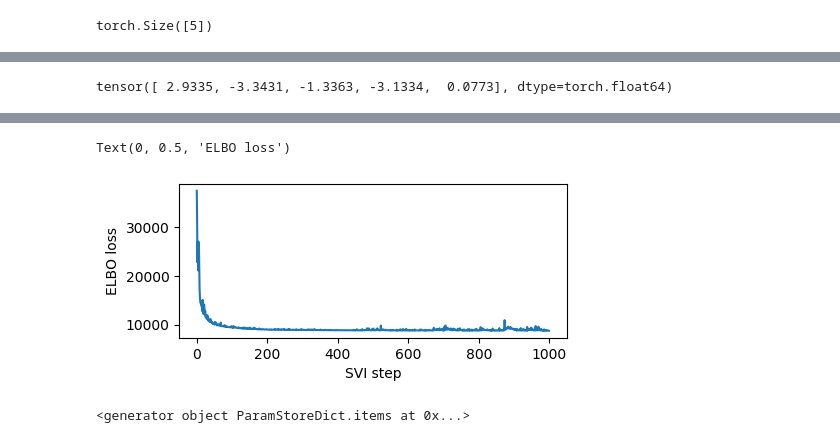
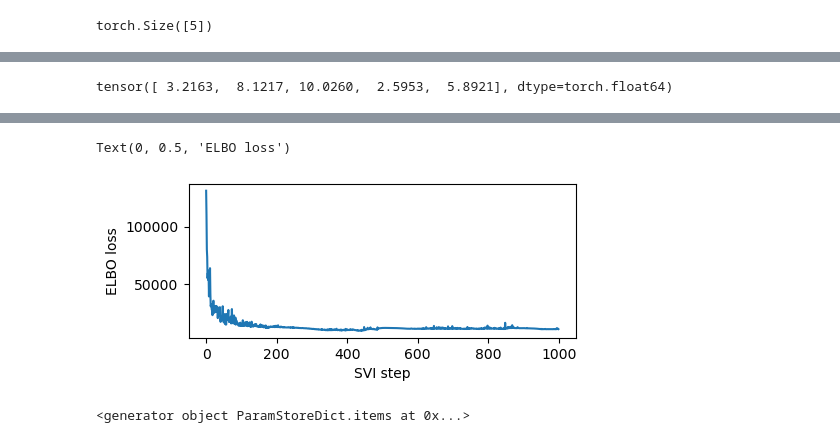
Before and after one commit to kmana1995/BayesianModeling, a Jupyter notebook: ProjectCode.ipynb, the cells around one changed output, grey strips where cells are left out. Saved outputs shown, nothing was run; the diff lists cells and outputs as text; code cells hidden in the pictures.

```diff
--- a/ProjectCode.ipynb
+++ b/ProjectCode.ipynb
@@ -194,7 +211,7 @@ torch.Size([5])
 %%time
 pyro.clear_param_store()
 
-data, mu_vector, sigma, sigma_0 = multivar_random(5, [0] * 5, [1, 1, 1, 1], 1000)
+data, mu_vector, sigma, sigma_0 = multivar_random(5, [10] * 5, [1, 1, 1, 1], 1000)
 
 # These should be reset each training loop.
 svi = pyro.infer.SVI(
@@ -219 +236 @@ Elbo loss: 37569.04058647156
-tensor([ 2.9335, -3.3431, -1.3363, -3.1334,  0.0773], dtype=torch.float64)
+tensor([ 3.2163,  8.1217, 10.0260,  2.5953,  5.8921], dtype=torch.float64)
@@ -230,5 +248,5 @@ Wall time: 6.47 s
 Text(0, 0.5, 'ELBO loss')
-[figure, old version]
+[figure, new version]
 # %%
 pyro.get_param_store().items()
 # %% [output]
```
Also changed, not shown: parts of 10 cells of this notebook.
